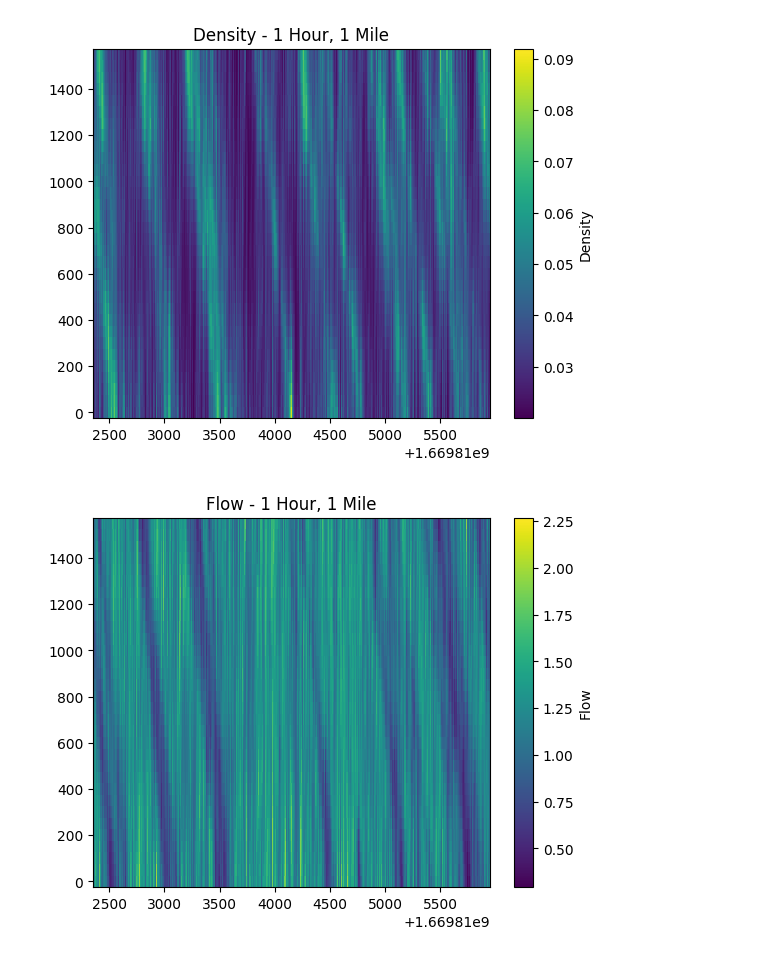
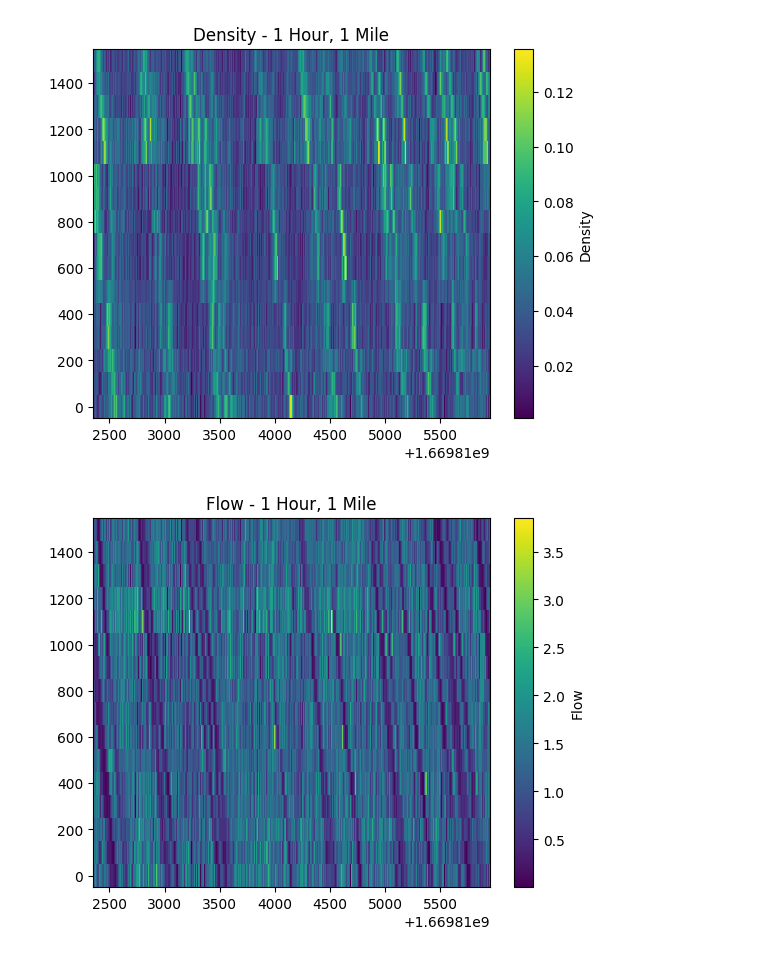
Before and after one commit to AlexOSAdventurer/i24_macro_micro_hybrid, a Jupyter notebook: i24_macro_sim_demo_lwr.ipynb, the cells around one changed output. Saved outputs shown, nothing was run; the diff lists cells and outputs as text; code cells hidden in the pictures.

```diff
--- a/i24_macro_sim_demo_lwr.ipynb
+++ b/i24_macro_sim_demo_lwr.ipynb
@@ -275,23 +320,23 @@ i24macro_lane_data = i24macro.loadProcessedMacroData()
 # %%
 i24macro_queries = i24macro.computeEdieBoxQueries()
 # %%
-timestamp_min_display = np.array(i24macro_queries["timestamp_min"]).reshape((36000, 32)).T
-s_min_display = np.array(i24macro_queries["s_min"]).reshape((36000, 32)).T
-density_result_display = i24macro_lane_data[-1]["density"].reshape((36000, 32)).T
+timestamp_min_display = np.array(i24macro_queries["timestamp_min"], dtype=np.float64).reshape((3600, 16)).T
+s_min_display = np.array(i24macro_queries["s_min"], dtype=np.float64).reshape((3600, 16)).T
+density_result_display = np.array(i24macro_lane_data[-1]["density"].reshape((3600, 16)).T, dtype=np.float64)
 plt.pcolormesh(timestamp_min_display, s_min_display, density_result_display, cmap='viridis', shading='auto')
 plt.title('Density - 1 Hour, 1 Mile')
 plt.colorbar(label='Density')
 plt.show()
 # %% [output]
-[figure, old version]
+[figure, new version]
 # %%
-timestamp_min_display = np.array(i24macro_queries["timestamp_min"]).reshape((36000, 32)).T
-s_min_display = np.array(i24macro_queries["s_min"]).reshape((36000, 32)).T
-flow_result_display = i24macro_lane_data[-1]["flow"].reshape((36000, 32)).T
+timestamp_min_display = np.array(i24macro_queries["timestamp_min"], dtype=np.float64).reshape((3600, 16)).T
+s_min_display = np.array(i24macro_queries["s_min"], dtype=np.float64).reshape((3600, 16)).T
+flow_result_display = np.array(i24macro_lane_data[-1]["flow"].reshape((3600, 16)).T, dtype=np.float64)
 plt.pcolormesh(timestamp_min_display, s_min_display, flow_result_display, cmap='viridis', shading='auto')
 plt.title('Flow - 1 Hour, 1 Mile')
 plt.colorbar(label='Flow')
 plt.show()
 # %% [output]
-[figure, old version]
+[figure, new version]
 # %%
```
Also changed, not shown: parts of 18 cells of this notebook, 3 other files.
